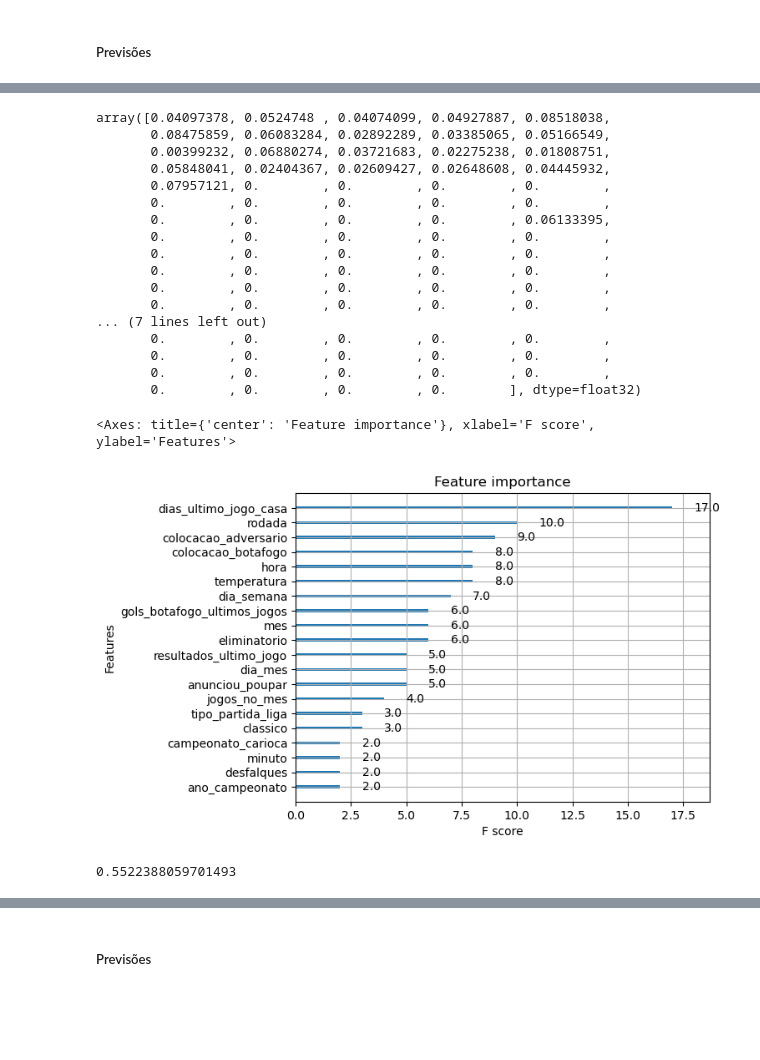
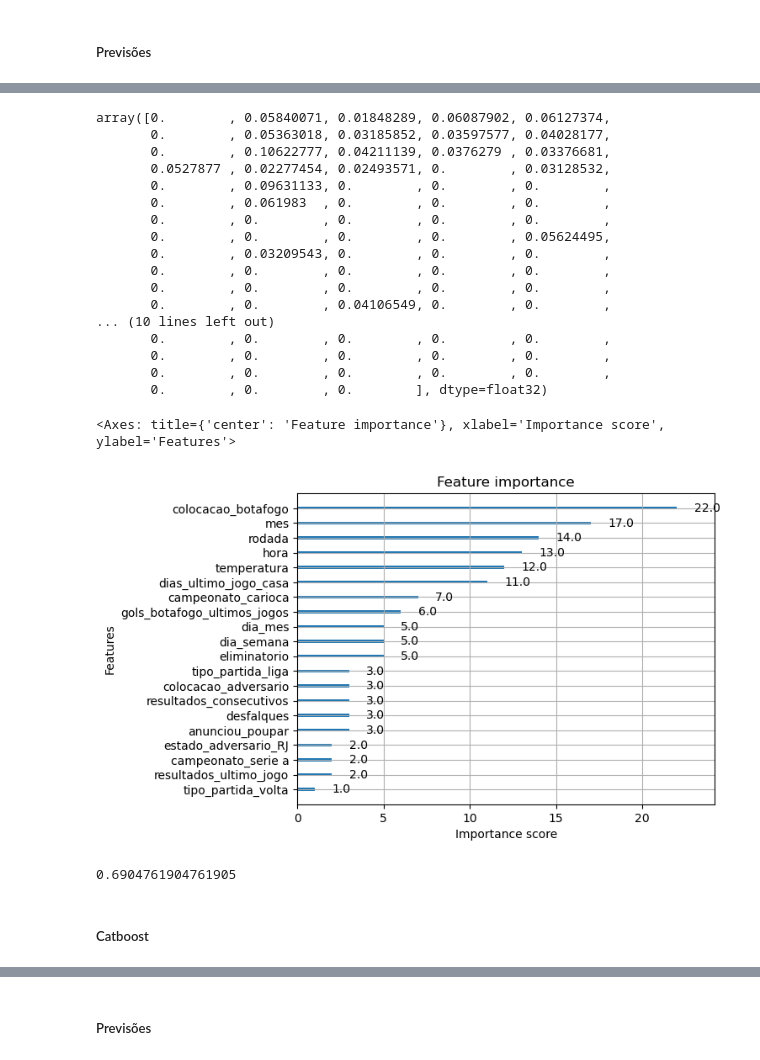
Before and after one commit to fabiodebittencourt/ia-botafogo, a Jupyter notebook: Projeto Futebol .ipynb, the cells around one changed output, grey strips where cells are left out. Drawn from its saved outputs; the diff is of its cells as text; code cells hidden in the pictures; blank space fills up the shorter version.

```diff
--- a/Projeto Futebol .ipynb
+++ b/Projeto Futebol .ipynb
@@ -192,6 +227,5 @@ len(dataset_dados.columns)
 # %%
-dataset_dados = pd.get_dummies(dataset_dados, columns=['campeonato', 'estádio', 'tipo_partida', 'estado_adversario',
-                                                       'tecnico_botafogo', 'time_adversario', 'fase'])
+dataset_dados = pd.get_dummies(dataset_dados, columns=['campeonato', 'estádio', 'tipo_partida', 'estado_adversario', 'time_adversario', 'fase'])
 # %%
 dataset_dados = dataset_dados.astype({'anunciou_poupar': bool,
                                       'classico': bool,
@@ -293,7 +328,9 @@ Esse artigo me ajudou com a tunagem dos hiperparâmetros:
 
     - https://www.analyticsvidhya.com/blog/2016/03/complete-guide-parameter-tuning-xgboost-with-codes-python/
 # %%
-def tunning_hiperpametros (modelo, X_train, y_train):
+def tunning_hiperpametros_xgboost (modelo, X_train, y_train):
+
+    parametros = list()
 
     print('Testando Variáveis: max_depth, min_child_weight')
 
@@ -311,6 +348,8 @@ def tunning_hiperpametros (modelo, X_train, y_train):
 
     max_depth = gsearch.best_params_['max_depth']
     min_child_weight = gsearch.best_params_['min_child_weight']
+    parametros.append(max_depth)
+    parametros.append(min_child_weight)
 
     print('Melhores valores: ', gsearch.best_params_)
 
@@ -331,6 +370,7 @@ def tunning_hiperpametros (modelo, X_train, y_train):
 
     print('Melhores valores: ', gsearch.best_params_)
     gamma = gsearch.best_params_['gamma']
+    parametros.append(gamma)
 
     print('-----------------------------')
 
@@ -349,6 +389,8 @@ def tunning_hiperpametros (modelo, X_train, y_train):
     gsearch.fit(X_train, y_train)
 
     print('Melhores valores: ', gsearch.best_params_)
+    parametros.append(gsearch.best_params_['subsample'])
+    parametros.append(gsearch.best_params_['colsample_bytree'])
 
     print('-----------------------------')
 
@@ -367,5 +409,8 @@ def tunning_hiperpametros (modelo, X_train, y_train):
     gsearch.fit(X_train, y_train)
 
     print('Melhores valores: ', gsearch.best_params_)
+    parametros.append(gsearch.best_params_['reg_alpha'])
 
     print('-----------------------------')
+
+    return parametros
@@ -613,5 +800,5 @@ eval_set = [(X_test, y_test)]
 # %%
-tunning_hiperpametros(XGBClassifier, X_train, y_train)
+parametros = tunning_hiperpametros_xgboost(XGBClassifier, X_train, y_train)
 # %% [output]
 Testando Variáveis: max_depth, min_child_weight
 Melhores valores:  {'max_depth': 3, 'min_child_weight': 1}
@@ -627,8 +814,8 @@ Melhores valores:  {'reg_alpha': 0.1}
 -----------------------------
 # %%
-model = XGBClassifier(verbosity=0, learning_rate=0.01, max_depth=5, n_estimators=10000, n_jobs=-1, random_state=1,
-                    min_child_weight=1, gamma = 0.2, subsample = 0.8, colsample_bytree = 0.6, scale_pos_weight = 1,
-                    reg_alpha= 0.1, early_stopping_rounds=10, eval_metric='auc')
+model_xgboost = XGBClassifier(verbosity=0, learning_rate=0.01, max_depth=parametros[0], n_estimators=10000, n_jobs=-1, random_state=1,
+                    min_child_weight=parametros[1], gamma = parametros[2], subsample = parametros[3], colsample_bytree = parametros[4],
+                    scale_pos_weight = 1, reg_alpha= parametros[5], early_stopping_rounds=10, eval_metric='auc')
 
-model.fit(X_train, y_train, eval_set=eval_set, verbose = 1)
+model_xgboost.fit(X_train, y_train, eval_set=eval_set, verbose = 1)
 # %% [output]
@@ -663,30 +850,32 @@ XGBClassifier(base_score=None, booster=None, callbacks=None,
 # %%
-model.feature_importances_
+model_xgboost.feature_importances_
 # %% [output]
-array([0.04097378, 0.0524748 , 0.04074099, 0.04927887, 0.08518038,
-       0.08475859, 0.06083284, 0.02892289, 0.03385065, 0.05166549,
-       0.00399232, 0.06880274, 0.03721683, 0.02275238, 0.01808751,
-       0.05848041, 0.02404367, 0.02609427, 0.02648608, 0.04445932,
-       0.07957121, 0.        , 0.        , 0.        , 0.        ,
+array([0.        , 0.05840071, 0.01848289, 0.06087902, 0.06127374,
+       0.        , 0.05363018, 0.03185852, 0.03597577, 0.04028177,
+       0.        , 0.10622777, 0.04211139, 0.0376279 , 0.03376681,
+       0.0527877 , 0.02277454, 0.02493571, 0.        , 0.03128532,
+       0.        , 0.09631133, 0.        , 0.        , 0.        ,
+       0.        , 0.061983  , 0.        , 0.        , 0.        ,
        0.        , 0.        , 0.        , 0.        , 0.        ,
-       0.        , 0.        , 0.        , 0.        , 0.06133395,
+       0.        , 0.        , 0.        , 0.        , 0.05624495,
+       0.        , 0.03209543, 0.        , 0.        , 0.        ,
+       0.        , 0.        , 0.        , 0.        , 0.        ,
+       0.        , 0.        , 0.        , 0.        , 0.        ,
+       0.        , 0.        , 0.04106549, 0.        , 0.        ,
+... (10 lines left out)
        0.        , 0.        , 0.        , 0.        , 0.        ,
        0.        , 0.        , 0.        , 0.        , 0.        ,
        0.        , 0.        , 0.        , 0.        , 0.        ,
-       0.        , 0.        , 0.        , 0.        , 0.        ,
-       0.        , 0.        , 0.        , 0.        , 0.        ,
-... (7 lines left out)
-       0.        , 0.        , 0.        , 0.        , 0.        ,
-       0.        , 0.        , 0.        , 0.        , 0.        ,
-       0.        , 0.        , 0.        , 0.        , 0.        ,
-       0.        , 0.        , 0.        , 0.        ], dtype=float32)
+       0.        , 0.        , 0.        ], dtype=float32)
 # %%
-plot_importance(model, max_num_features=20)
+plot_importance(model_xgboost, max_num_features=20)
 # %% [output]
-<Axes: title={'center': 'Feature importance'}, xlabel='F score', ylabel='Features'>
+<Axes: title={'center': 'Feature importance'}, xlabel='Importance score', ylabel='Features'>
-[figure, old version]
+[figure, new version]
 # %%
-score = model.score(X_train, y_train)
+score = model_xgboost.score(X_train, y_train)
 score
 # %% [output]
-0.5522388059701493
+0.6904761904761905
+# %% [markdown]
+##### Catboost
```
Also changed, not shown: parts of 77 cells of this notebook, 3 other files.
